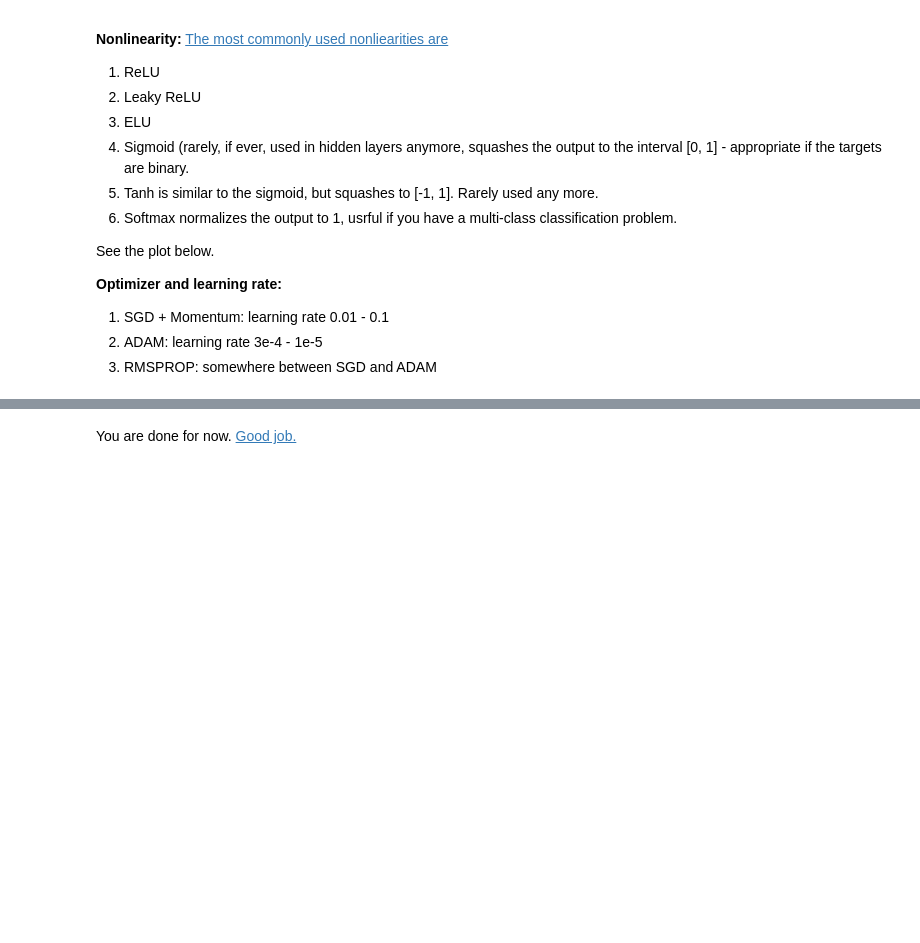
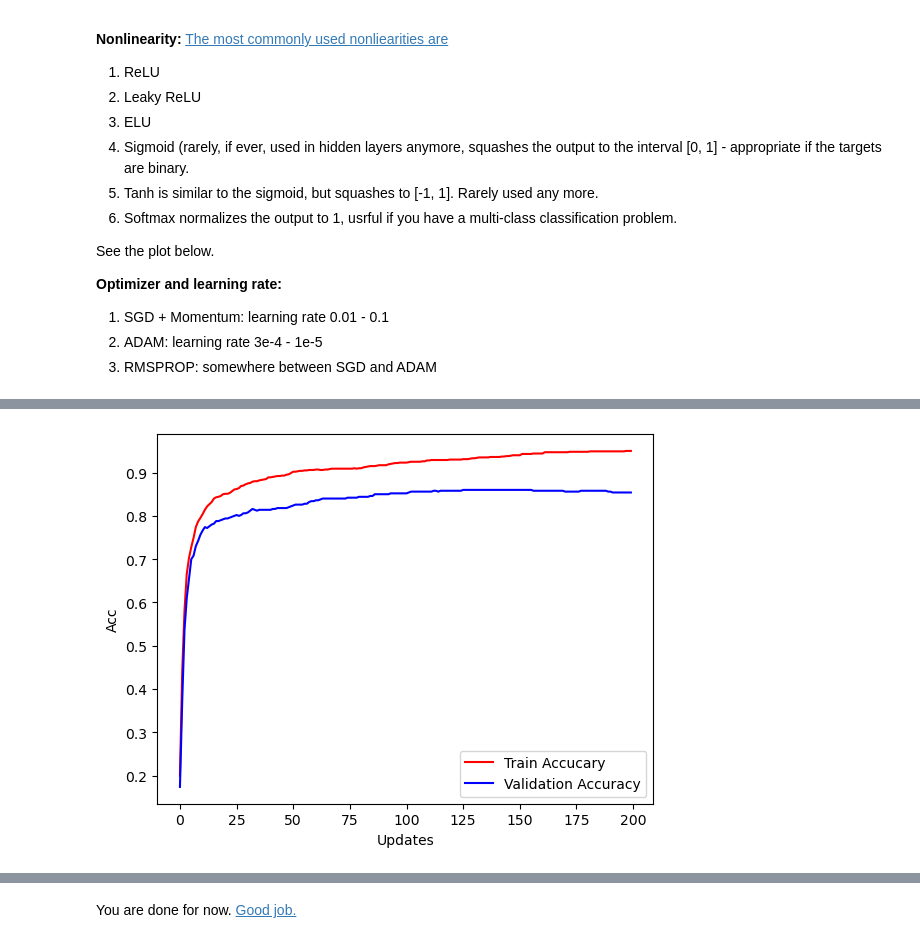
Before and after one commit to billchen0509/02456-Deep-Learning, a Jupyter notebook: 3_Feedforward_PyTorch/3.4-EXE-FFN-MNIST.ipynb, the cells around one changed output, grey strips where cells are left out. Saved outputs shown, nothing was run; the diff lists cells and outputs as text; code cells hidden in the pictures; blank space fills up the shorter version.

```diff
--- a/3_Feedforward_PyTorch/3.4-EXE-FFN-MNIST.ipynb
+++ b/3_Feedforward_PyTorch/3.4-EXE-FFN-MNIST.ipynb
@@ -182,0 +240,89 @@ We build a loop that iterates over the training data. Remember that the paramete
+# %%
+# we could have done this ourselves,
+# but we should be aware of sklearn and its tools
+from sklearn.metrics import accuracy_score
+
+# normalize the inputs
+x_train.div_(255)
+x_valid.div_(255)
+x_test.div_(255)
+
+# setting hyperparameters and gettings epoch sizes
+batch_size = 100
+num_epochs = 200
+num_samples_train = x_train.shape[0] #1000
+num_batches_train = num_samples_train // batch_size # 10
+num_samples_valid = x_valid.shape[0] # 500
+num_batches_valid = num_samples_valid // batch_size # 5
+
+# setting up lists for handling loss/accuracy
+train_acc, train_loss = [], []
+valid_acc, valid_loss = [], []
+test_acc, test_loss = [], []
+cur_loss = 0
+losses = []
+
+get_slice = lambda i, size: range(i * size, (i + 1) * size)
+
+for epoch in range(num_epochs):
+    # Forward -> Backprob -> Update params
+    ## Train
+    cur_loss = 0
+    ### set the model to train mode
+    net.train()
+    for i in range(num_batches_train):
+        optimizer.zero_grad() # a clean up step for PyTorch
+        slce = get_slice(i, batch_size)
+        output = net(x_train[slce])
+
+        # compute gradients given loss
+        target_batch = targets_train[slce] # get the target values
+        batch_loss = criterion(output, target_batch)
+        batch_loss.backward() # compute gradients
+        optimizer.step() # update weights based on gradients
+
+        cur_loss += batch_loss   # add up loss
+    losses.append(cur_loss / batch_size) # compute average loss
+
+    # set the model to evaluation mode
+    net.eval()
+    ### Evaluate training
+    train_preds, train_targs = [], []
+    for i in range(num_batches_train):
+        slce = get_slice(i, batch_size)
+
+        output = net(x_train[slce])
+        preds = torch.max(output, 1)[1]
+
+        train_targs += list(targets_train[slce].numpy())
+        train_preds += list(preds.data.numpy())
+
+    ### Evaluate validation
+    val_preds, val_targs = [], []
+    for i in range(num_batches_valid):
+        slce = get_slice(i, batch_size)
+
+        output = net(x_valid[slce])
+        preds = torch.max(output, 1)[1] # get the index of the max log-probability, the torch.max(output, 1) returns
+                                        # a tuple (value, index), [1] means get the index
+
+        val_targs += list(targets_valid[slce].numpy())
+        val_preds += list(preds.data.numpy())
+
+
+    train_acc_cur = accuracy_score(train_targs, train_preds)
+    valid_acc_cur = accuracy_score(val_targs, val_preds)
+
+    train_acc.append(train_acc_cur)
+    valid_acc.append(valid_acc_cur)
+
+    if epoch % 10 == 0:
+        print("Epoch %2i : Train Loss %f , Train acc %f, Valid acc %f" % (
+                epoch+1, losses[-1], train_acc_cur, valid_acc_cur))
+
+epoch = np.arange(len(train_acc))
+plt.figure()
+plt.plot(epoch, train_acc, 'r', epoch, valid_acc, 'b')
+plt.legend(['Train Accucary','Validation Accuracy'])
+plt.xlabel('Updates'), plt.ylabel('Acc')
+# %% [output]
@@ -182,0 +350 @@ We build a loop that iterates over the training data. Remember that the paramete
+[figure, added]
```
Also changed, not shown: parts of 17 cells of this notebook, 1 other file.
